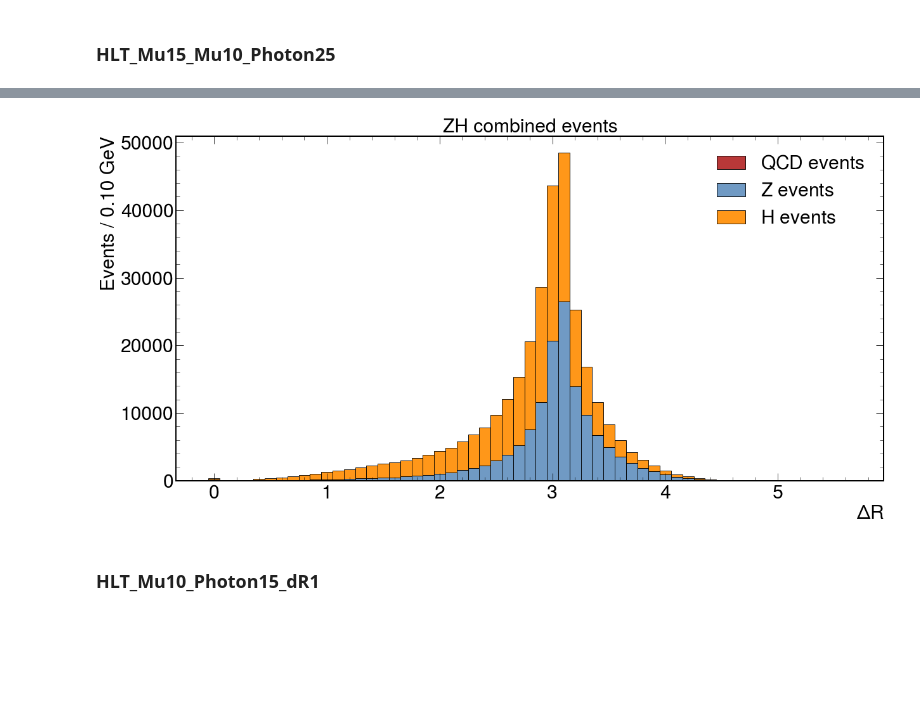
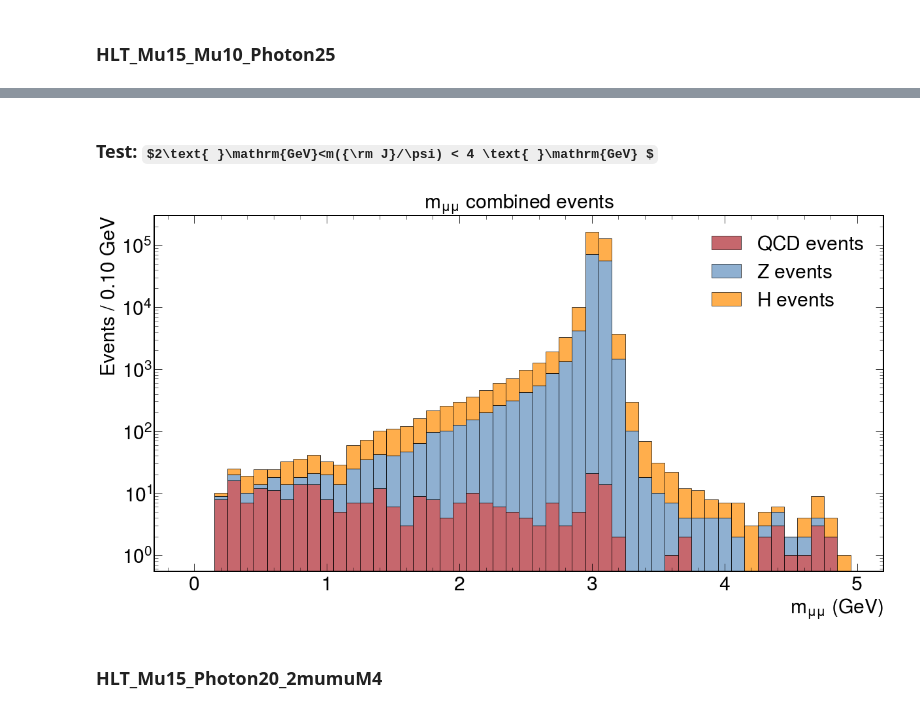
Before and after one commit to javivilladamigo/ResearchActivities, a Jupyter notebook: efficiencies.ipynb, the cells around one changed output, grey strips where cells are left out. Drawn from its saved outputs; the diff is of its cells as text; code cells hidden in the pictures; some formulas as TeX source; blank space fills up the shorter version.

```diff
--- a/efficiencies.ipynb
+++ b/efficiencies.ipynb
@@ -16,9 +5,21 @@ from coffea.nanoevents import NanoEventsFactory, NanoAODSchema
 # %%
+# imports
+
+import uproot
+import numpy as np
+import awkward as ak
+import matplotlib.pyplot as plt
+import mplhep as hep
+plt.style.use([hep.style.CMS])
+QCD_color, Z_color, H_color = ["#af272f", "#608fbe", "darkorange"]
+from coffea.nanoevents import NanoEventsFactory, NanoAODSchema
+
 QCD_events = NanoEventsFactory.from_root('data.nosync/QCD_Pt-30_MuEnrichedPt4_TuneCP5_13TeV_pythia8_RunIISummer20UL16.root/QCD_Pt-30_MuEnrichedPt4_Mu10_Photon15.root', schemaclass = NanoAODSchema.v7, treepath='mergedEvents').events()
 Z_events = NanoEventsFactory.from_root('data.nosync/ZToJPsiG_JPsiToMuMu_TuneCP5_13TeV-madgraph-pythia8_RunIISummer20UL16/ZToJPsiG_JPsiToMuMu_Mu10_Photon15.root', schemaclass = NanoAODSchema.v7, treepath='mergedEvents').events()
 H_events = NanoEventsFactory.from_root('data.nosync/GluGluToH_HToJPsiG_JPsiToMuMu_TuneCP5_13TeV-madgraph-pythia8_RunIISummer20UL16/GluGluToH_HToJPsiG_JPsiToMuMu_Mu10_Photon15.root', schemaclass = NanoAODSchema.v7, treepath='mergedEvents').events()
 
 
+# N events of the whole datasets
 Ntot_QCD_events = 21335910 # total of events in the whole of the 16 QCD files
 Ntot_Z_events = 459000 # total of events in the whole of the 6 Z boson files
 Ntot_H_events = 448000 # total of events in the whole of the 10 H boson files
@@ -962,40 +1060,72 @@ HorZ_H = H_events.HorZ[H_mask_kin]
+# %% [markdown]
+### Test: $2\text{ }\mathrm{GeV}<m({\rm J}/\psi) < 4 \text{ }\mathrm{GeV} $
 # %%
+# minimize cuts on Muon and photon to inspect the mass info
+thMuon1, thPhoton, triggerpath = 10., 15., "HLT_Mu10_Photon15"
+
+# masks for Muon1, Photon
+QCD_mask_kin = (QCD_events.Muon1.pt > thMuon1) & (QCD_events.Photon1.pt > thPhoton)
+Z_mask_kin = (Z_events.Muon1.pt > thMuon1) & (Z_events.Photon1.pt > thPhoton)
+H_mask_kin = (H_events.Muon1.pt > thMuon1) & (H_events.Photon1.pt > thPhoton)
+
+# select JPsi events
+JPsi_QCD = QCD_events.JPsi[QCD_mask_kin]
+JPsi_Z = Z_events.JPsi[Z_mask_kin]
+JPsi_H = H_events.JPsi[H_mask_kin]
+
+# select ZH events
+HorZ_QCD = QCD_events.HorZ[QCD_mask_kin]
+HorZ_Z = Z_events.HorZ[Z_mask_kin]
+HorZ_H = H_events.HorZ[H_mask_kin]
+
+
+
+
+
+
+
+
+
+
+'''
+JPsi mass
+'''
 _min = 0
-_max = max(ak.max(HorZ_QCD.dR), ak.max(HorZ_Z.dR), ak.max(HorZ_H.dR))
+_max = 5. # max(ak.max(JPsi_QCD.mass), ak.max(JPsi_Z.mass), ak.max(JPsi_H.mass))
 width = .1 # GeV
 nbins = int(round((_max - _min) / width)) + 1
 xbins = np.linspace(_min, _max, nbins)
 
-_HorZ_dR_QCD =  ak.flatten(HorZ_QCD.dR[(HorZ_QCD.dR > _min) & (HorZ_QCD.dR < _max)], axis = None)
-_HorZ_dR_Z =  ak.flatten(HorZ_Z.dR[(HorZ_Z.dR > _min) & (HorZ_Z.dR < _max)], axis = None)
-_HorZ_dR_H =  ak.flatten(HorZ_H.dR[(HorZ_H.dR > _min) & (HorZ_H.dR < _max)], axis = None)
+_JPsi_mass_QCD =  ak.flatten(JPsi_QCD.mass[(JPsi_QCD.mass > _min) & (JPsi_QCD.mass < _max)], axis = None)
+_JPsi_mass_Z =  ak.flatten(JPsi_Z.mass[(JPsi_Z.mass > _min) & (JPsi_Z.mass < _max)], axis = None)
+_JPsi_mass_H =  ak.flatten(JPsi_H.mass[(JPsi_H.mass > _min) & (JPsi_H.mass < _max)], axis = None)
 
-_HorZ_dR = [ak.to_numpy(_HorZ_dR_QCD), ak.to_numpy(_HorZ_dR_Z), ak.to_numpy(_HorZ_dR_H)]
+_JPsi_mass = [ak.to_numpy(_JPsi_mass_QCD), ak.to_numpy(_JPsi_mass_Z), ak.to_numpy(_JPsi_mass_H)]
 labels = ["${\\rm QCD\ events}$", "${\\rm Z\ events}$", "${\\rm H\ events}$"]
 colors = [QCD_color, Z_color, H_color]
 
 fig, ax = plt.subplots(figsize=(20, 10))
 h, bins, _ = ax.hist(
-    _HorZ_dR,
+    _JPsi_mass,
     bins = xbins,
     #histtype = "stepfilled",
     color = colors,
-    alpha = 0.9,
+    alpha = 0.7,
     edgecolor = "black",
     stacked = True,
     label = labels,
     align = "left"
 )
-#ax.set_yscale("log")
+ax.set_yscale("log")
 ax.tick_params(axis = 'both', which = 'major', labelsize = 30)
-ax.set_xlabel("$\Delta R$", fontsize = 30)
+ax.set_xlabel("$m_{\mu\mu}\ ({\\rm GeV})$", fontsize = 30)
 ax.set_ylabel("Events / %.2f GeV" % width, fontsize = 30)
 #ax.set_xlim(_min, _max)
 #ax.set_ylim(0, 12)
 ax.legend(loc = "best", fontsize = 30)
-ax.set_title("ZH combined events", fontsize = 30)
-plt.savefig("plots/combinedEventsTest_ZH.pdf")
+ax.set_title("$m_{\mu\mu}$ combined events", fontsize = 30)
+plt.savefig("plots/m_mumu/m_mumu_combined_TestForCut.pdf")
 # %% [output]
-[figure, old version]
+[figure, new version]
 # %% [markdown]
-### HLT_Mu10_Photon15_dR1
+### HLT_Mu15_Photon20_2mumuM4
```
Also changed, not shown: parts of 96 cells of this notebook.
